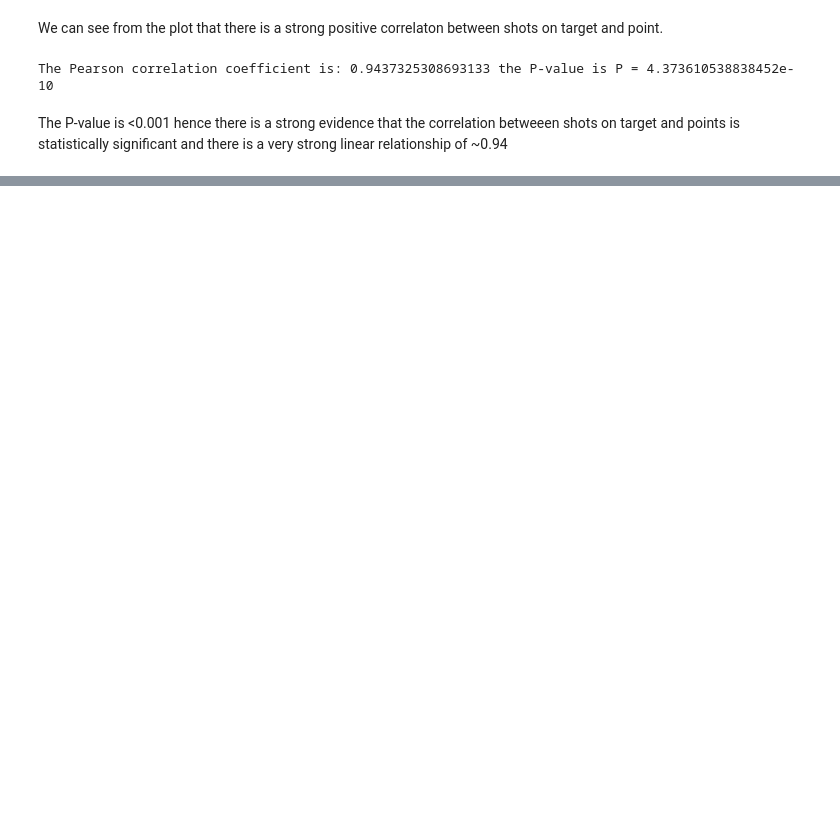
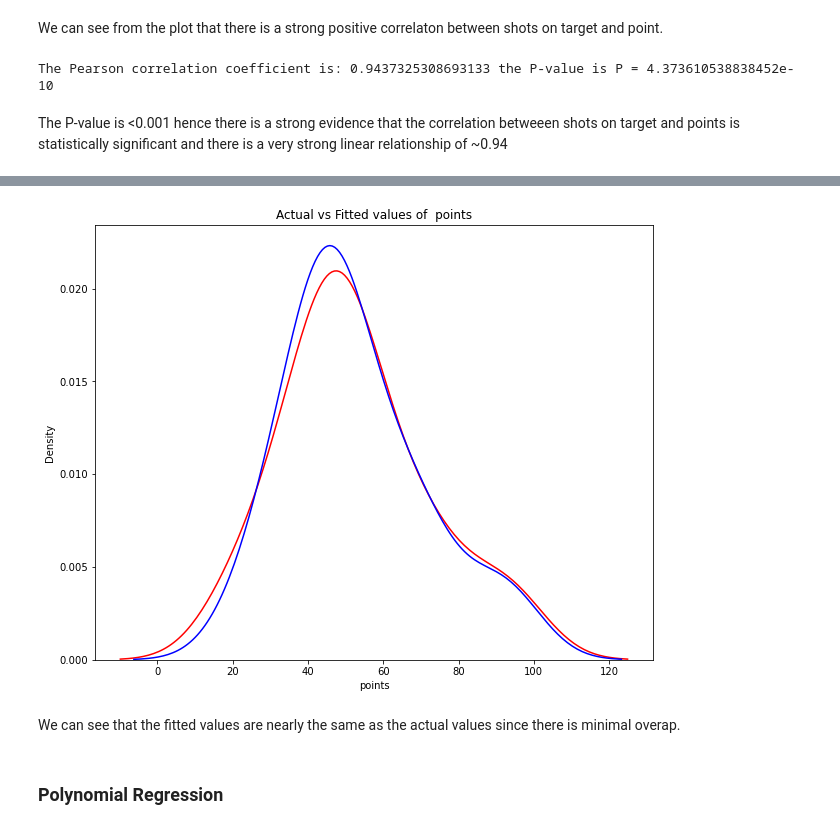
Before and after one commit to warren-bit/Data-analysis-with-python, a Jupyter notebook: Analysis of premier league data/Analysis of premier league data.ipynb, the cells around one changed output, grey strips where cells are left out. Cells and saved outputs as stored; diff of their text form; code cells hidden in the pictures; blank space fills up the shorter version.

```diff
--- a/Analysis of premier league data/Analysis of premier league data.ipynb
+++ b/Analysis of premier league data/Analysis of premier league data.ipynb
@@ -330,0 +556,19 @@ table.head(5)
+# %%
+lr4 = LinearRegression()
+Z = table[["corners", "total_shots", "shots_on_target"]]
+Y = table[["points"]]
+lr4.fit(Z,Y)
+Yhat = lr4.predict(Z)
+# %%
+plt.figure(figsize = (width, height))
+ax1 = sns.distplot(x = Y, color = "r", hist = False, label = "Actual value")
+sns.distplot(x = Yhat, hist = False, color = "b", label = "Fitted values", ax = ax1)
+plt.title("Actual vs Fitted values of  points")
+plt.xlabel("points")
+plt.show()
+# %% [output]
+[figure, added]
+# %% [markdown]
+We can see that the fitted values are nearly the same as the actual values since there is minimal overap.
+# %% [markdown]
+### Polynomial Regression
```
Also changed, not shown: parts of 46 cells of this notebook.
